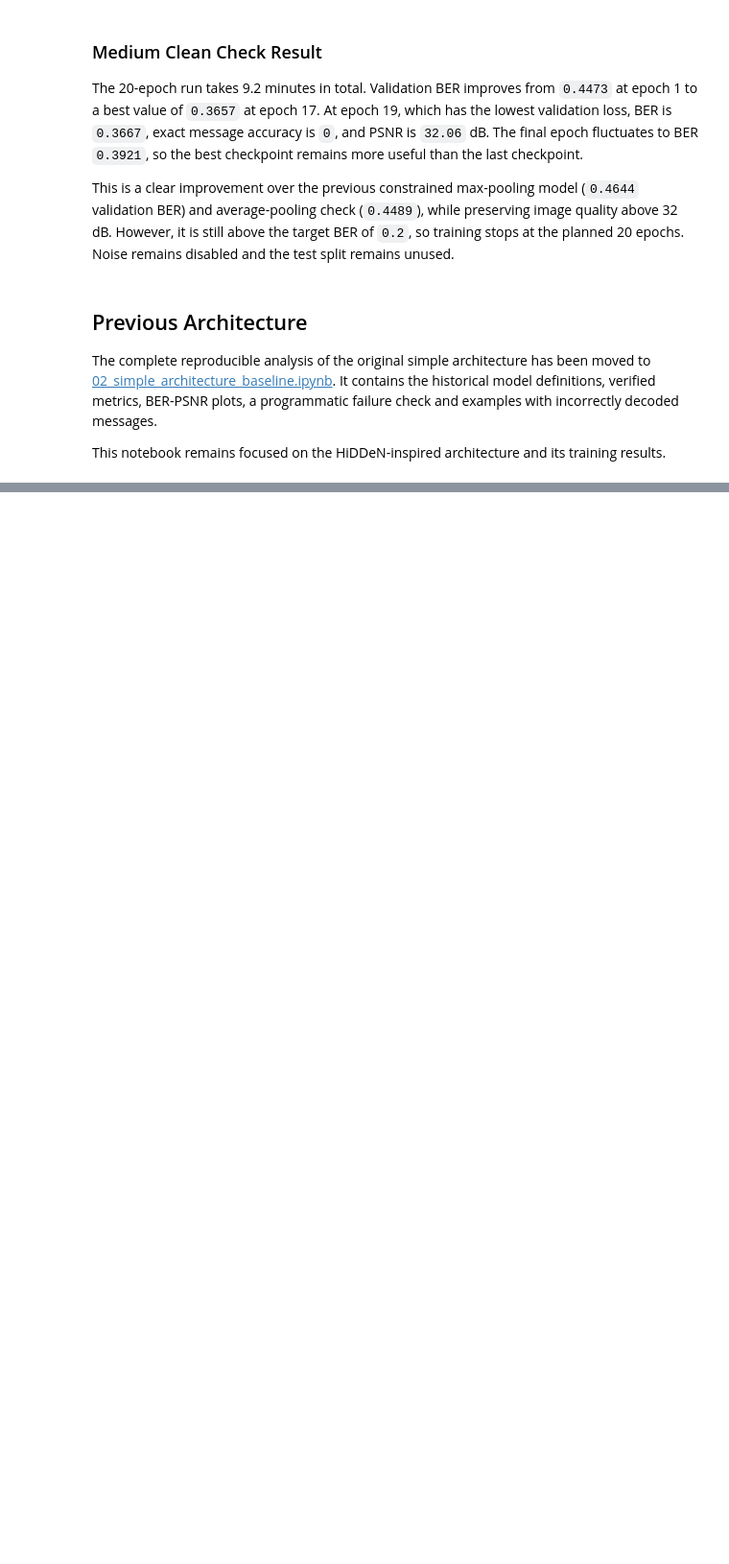
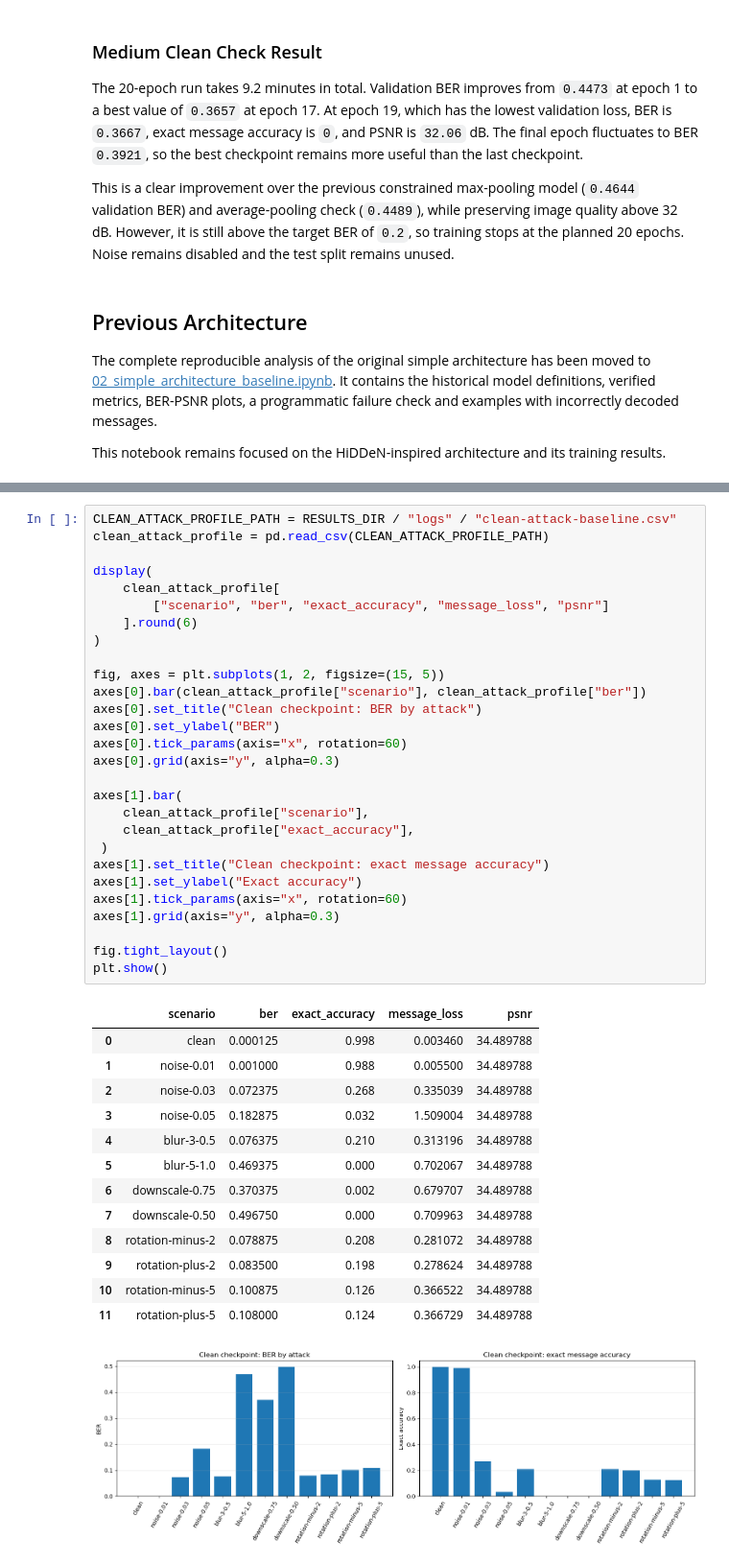
Before and after one commit to DavidT01/DeepImageWatermarking, a Jupyter notebook: notebooks/02_training.ipynb, the cells around one changed output, grey strips where cells are left out. Shown at 96% size. Cells and saved outputs as stored; diff of their text form; blank space fills up the shorter version.

```diff
--- a/notebooks/02_training.ipynb
+++ b/notebooks/02_training.ipynb
@@ -408,0 +660,43 @@ This notebook remains focused on the HiDDeN-inspired architecture and its traini
+# %%
+CLEAN_ATTACK_PROFILE_PATH = RESULTS_DIR / "logs" / "clean-attack-baseline.csv"
+clean_attack_profile = pd.read_csv(CLEAN_ATTACK_PROFILE_PATH)
+
+display(
+    clean_attack_profile[
+        ["scenario", "ber", "exact_accuracy", "message_loss", "psnr"]
+    ].round(6)
+)
+
+fig, axes = plt.subplots(1, 2, figsize=(15, 5))
+axes[0].bar(clean_attack_profile["scenario"], clean_attack_profile["ber"])
+axes[0].set_title("Clean checkpoint: BER by attack")
+axes[0].set_ylabel("BER")
+axes[0].tick_params(axis="x", rotation=60)
+axes[0].grid(axis="y", alpha=0.3)
+
+axes[1].bar(
+    clean_attack_profile["scenario"],
+    clean_attack_profile["exact_accuracy"],
+ )
+axes[1].set_title("Clean checkpoint: exact message accuracy")
+axes[1].set_ylabel("Exact accuracy")
+axes[1].tick_params(axis="x", rotation=60)
+axes[1].grid(axis="y", alpha=0.3)
+
+fig.tight_layout()
+plt.show()
+# %% [output]
+|  | scenario | ber | exact_accuracy | message_loss | psnr |
+| 0 | clean | 0.000125 | 0.998 | 0.003460 | 34.489788 |
+| 1 | noise-0.01 | 0.001000 | 0.988 | 0.005500 | 34.489788 |
+| 2 | noise-0.03 | 0.072375 | 0.268 | 0.335039 | 34.489788 |
+| 3 | noise-0.05 | 0.182875 | 0.032 | 1.509004 | 34.489788 |
+| 4 | blur-3-0.5 | 0.076375 | 0.210 | 0.313196 | 34.489788 |
+| 5 | blur-5-1.0 | 0.469375 | 0.000 | 0.702067 | 34.489788 |
+| 6 | downscale-0.75 | 0.370375 | 0.002 | 0.679707 | 34.489788 |
+| 7 | downscale-0.50 | 0.496750 | 0.000 | 0.709963 | 34.489788 |
+| 8 | rotation-minus-2 | 0.078875 | 0.208 | 0.281072 | 34.489788 |
+| 9 | rotation-plus-2 | 0.083500 | 0.198 | 0.278624 | 34.489788 |
+| 10 | rotation-minus-5 | 0.100875 | 0.126 | 0.366522 | 34.489788 |
+| 11 | rotation-plus-5 | 0.108000 | 0.124 | 0.366729 | 34.489788 |
+[figure, added]
```
Also changed, not shown: parts of 34 cells of this notebook.
